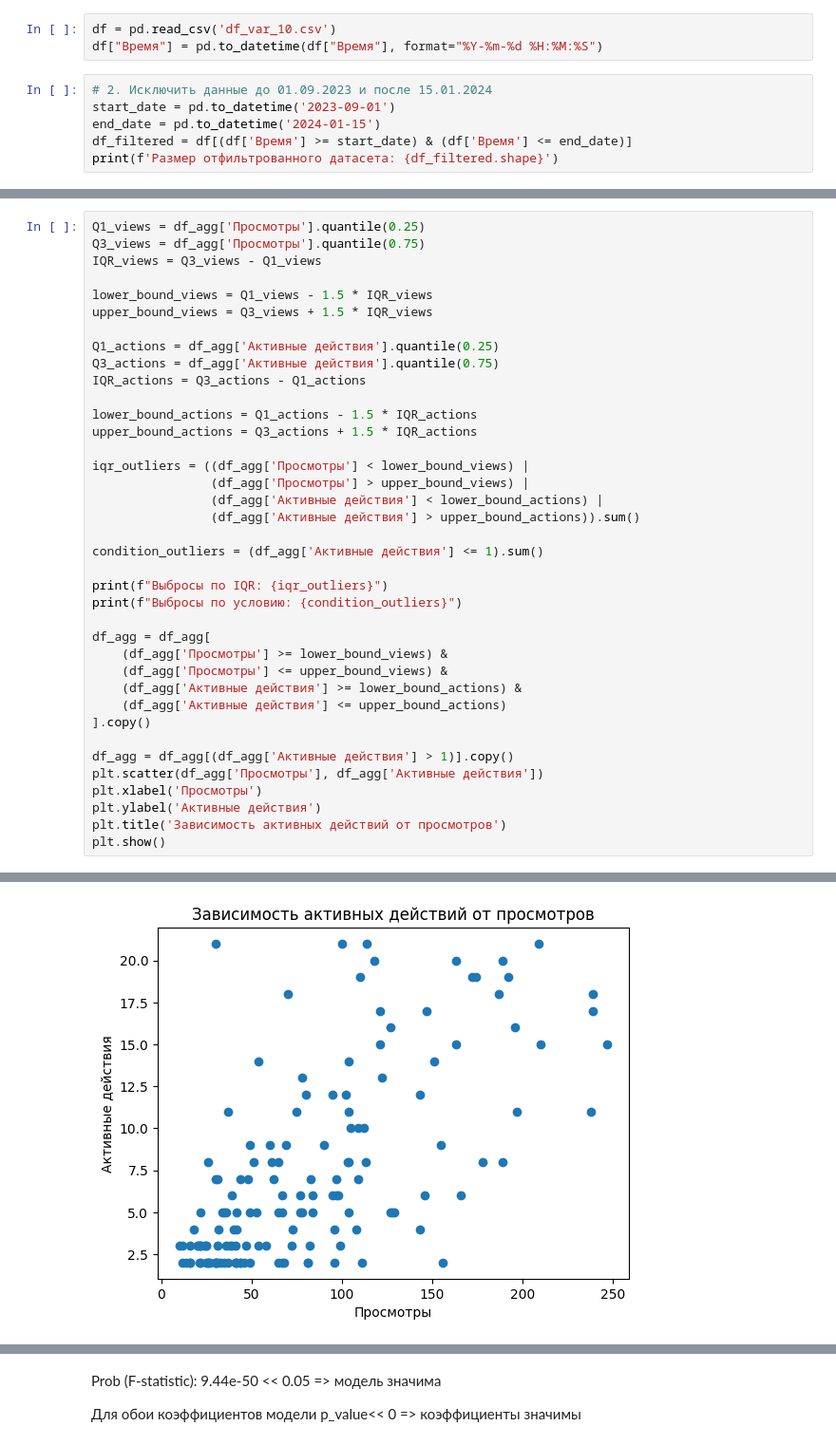
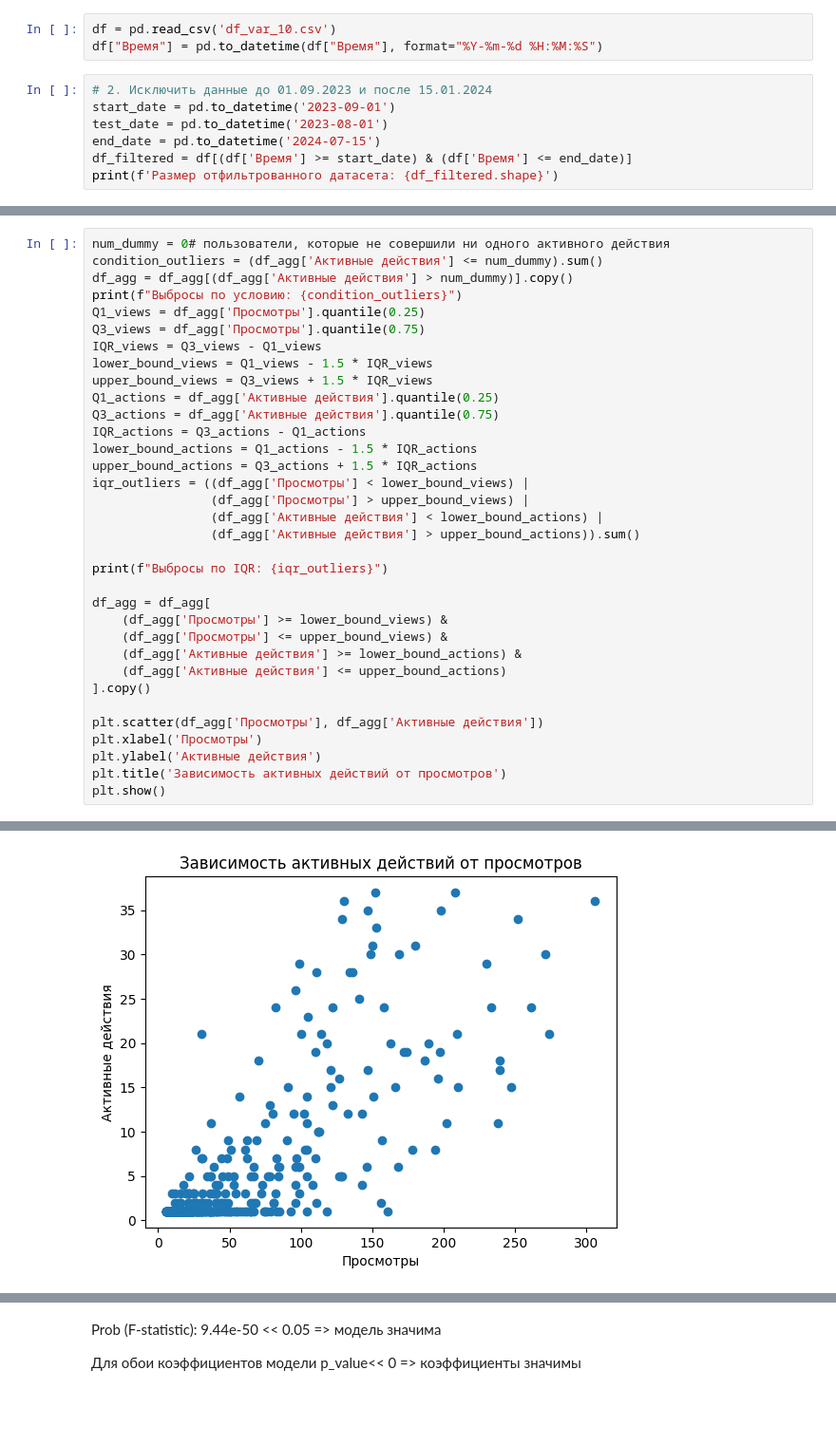
Before and after one commit to DaniilPominov/data_science, a Jupyter notebook: src/project/Анализ цифрового следа-Поминов.ipynb, the cells around one changed output, grey strips where cells are left out. Shown: that part at 95% size. Saved outputs shown, nothing was run; the diff lists cells and outputs as text; blank space fills up the shorter version.

```diff
--- a/src/project/Анализ цифрового следа-Поминов.ipynb
+++ b/src/project/Анализ цифрового следа-Поминов.ipynb
@@ -44,7 +44,8 @@ df["Время"] = pd.to_datetime(df["Время"], format="%Y-%m-%d %H:%M:%S")
 # %%
 # 2. Исключить данные до 01.09.2023 и после 15.01.2024
 start_date = pd.to_datetime('2023-09-01')
-end_date = pd.to_datetime('2024-01-15')
+test_date = pd.to_datetime('2023-08-01')
+end_date = pd.to_datetime('2024-07-15')
 df_filtered = df[(df['Время'] >= start_date) & (df['Время'] <= end_date)]
 print(f'Размер отфильтрованного датасета: {df_filtered.shape}')
 # %% [output]
@@ -83,27 +156,24 @@ df_agg
 # %%
+num_dummy = 0# пользователи, которые не совершили ни одного активного действия
+condition_outliers = (df_agg['Активные действия'] <= num_dummy).sum()
+df_agg = df_agg[(df_agg['Активные действия'] > num_dummy)].copy()
+print(f"Выбросы по условию: {condition_outliers}")
 Q1_views = df_agg['Просмотры'].quantile(0.25)
 Q3_views = df_agg['Просмотры'].quantile(0.75)
 IQR_views = Q3_views - Q1_views
-
 lower_bound_views = Q1_views - 1.5 * IQR_views
 upper_bound_views = Q3_views + 1.5 * IQR_views
-
 Q1_actions = df_agg['Активные действия'].quantile(0.25)
 Q3_actions = df_agg['Активные действия'].quantile(0.75)
 IQR_actions = Q3_actions - Q1_actions
-
 lower_bound_actions = Q1_actions - 1.5 * IQR_actions
 upper_bound_actions = Q3_actions + 1.5 * IQR_actions
-
 iqr_outliers = ((df_agg['Просмотры'] < lower_bound_views) |
                 (df_agg['Просмотры'] > upper_bound_views) |
                 (df_agg['Активные действия'] < lower_bound_actions) |
                 (df_agg['Активные действия'] > upper_bound_actions)).sum()
 
-condition_outliers = (df_agg['Активные действия'] <= 1).sum()
-
 print(f"Выбросы по IQR: {iqr_outliers}")
-print(f"Выбросы по условию: {condition_outliers}")
 
 df_agg = df_agg[
     (df_agg['Просмотры'] >= lower_bound_views) &
@@ -112,7 +182,6 @@ df_agg = df_agg[
     (df_agg['Активные действия'] <= upper_bound_actions)
 ].copy()
 
-df_agg = df_agg[(df_agg['Активные действия'] > 1)].copy()
 plt.scatter(df_agg['Просмотры'], df_agg['Активные действия'])
 plt.xlabel('Просмотры')
 plt.ylabel('Активные действия')
@@ -124 +193 @@ plt.show()
-[figure, old version]
+[figure, new version]
```
Also changed, not shown: parts of 14 cells of this notebook, 8 other files.
